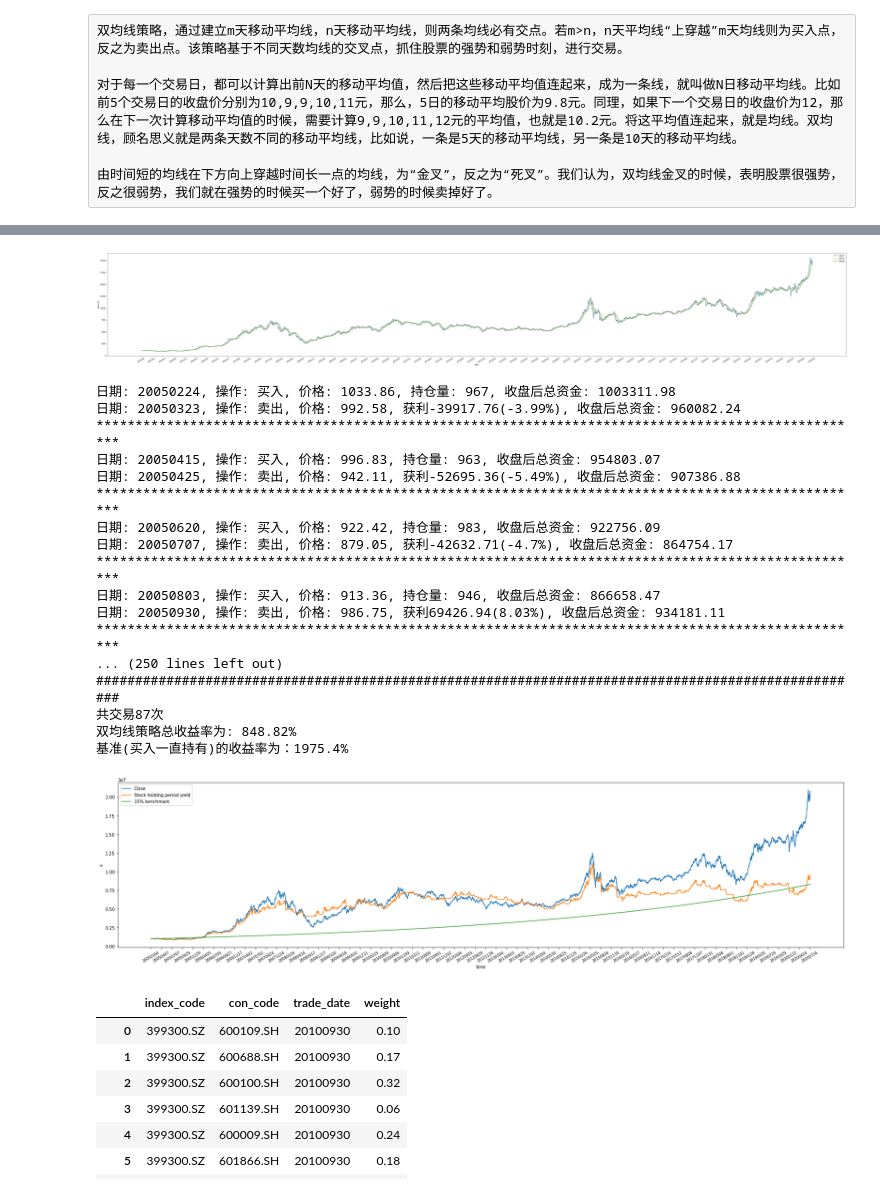
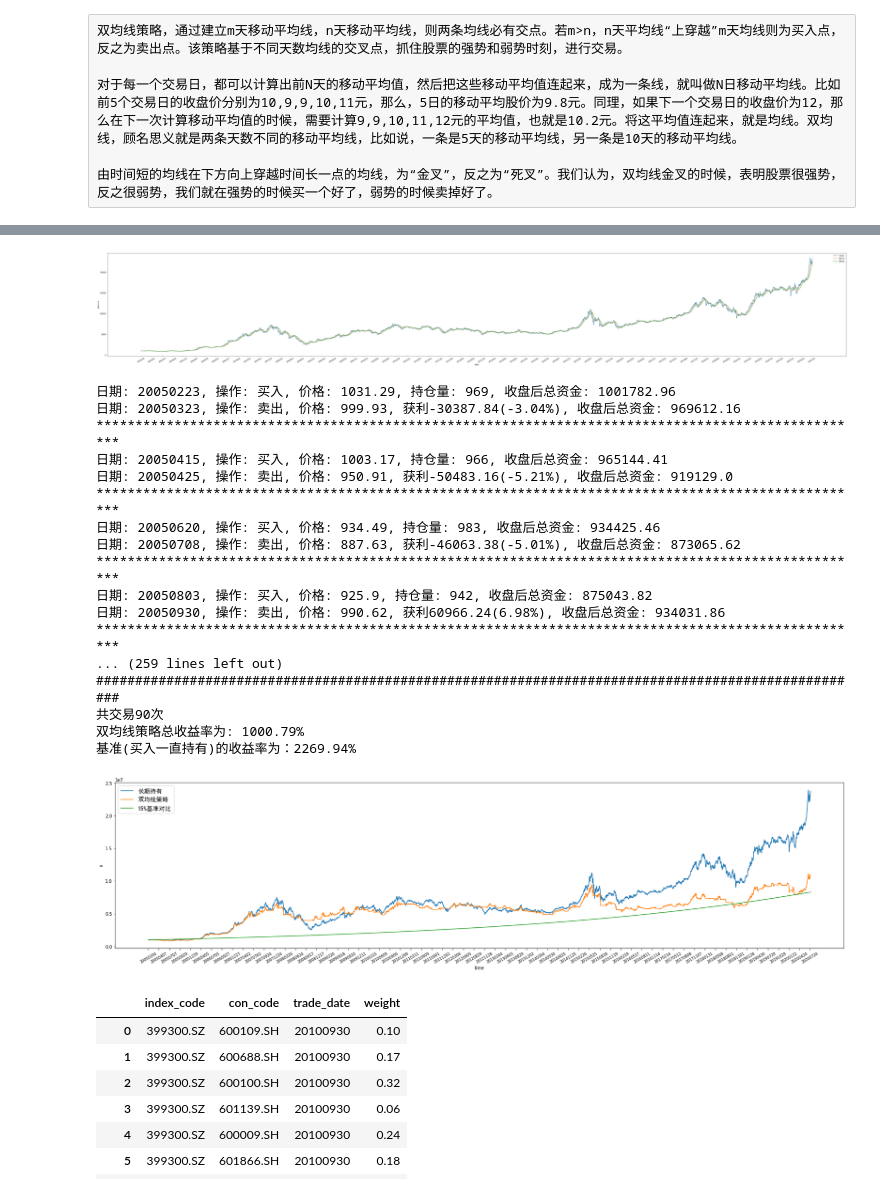
Before and after one commit to bmpi-dev/invest-alchemy, a Jupyter notebook: strategy/double-ma-strategy.ipynb, the cells around one changed output, grey strips where cells are left out. Saved outputs shown, nothing was run; the diff lists cells and outputs as text; code cells hidden in the pictures.

```diff
--- a/strategy/double-ma-strategy.ipynb
+++ b/strategy/double-ma-strategy.ipynb
@@ -11,12 +41,18 @@ import tushare as ts
 import matplotlib.pyplot as plt
 import pandas as pd
 import os
+# %%
+from matplotlib import font_manager
+
+fontP = font_manager.FontProperties()
+fontP.set_family('SimHei')
+fontP.set_size(14)
 # %%
 pro = ts.pro_api(os.environ['TUSHARE_API_TOKEN'])
 # %%
 start = '20040101'                 # 回测起始时间
 end = '20200801'                   # 回测结束时间
-code = '000990.SH'                 # 回测标的代码
+code = '000932.SH'                 # 回测标的代码
 
 short_term = 11
 long_term = 22
@@ -43,7 +82,7 @@ ax.set_ylabel('price=$')
 plt.xticks(rotation=30,fontsize='small')
 plt.show()
 # %% [output]
-[figure, old version]
+[figure, new version]
 # %%
 s = np.zeros(len(close_price))
 
@@ -108,23 +147,23 @@ print("共交易" + str(trade_count) + "次")
 print("双均线策略总收益率为: " + str(round((s[-1] - s[0]) / s[0] * 100, 2)) + '%')
 print("基准(买入一直持有)的收益率为：" + str(round((close_price[-1] - close_price[0]) / close_price[0] * 100, 2)) + '%')
 # %% [output]
-日期: 20050224, 操作: 买入, 价格: 1033.86, 持仓量: 967, 收盘后总资金: 1003311.98
-日期: 20050323, 操作: 卖出, 价格: 992.58, 获利-39917.76(-3.99%), 收盘后总资金: 960082.24
+日期: 20050223, 操作: 买入, 价格: 1031.29, 持仓量: 969, 收盘后总资金: 1001782.96
+日期: 20050323, 操作: 卖出, 价格: 999.93, 获利-30387.84(-3.04%), 收盘后总资金: 969612.16
 ***************************************************************************************************
-日期: 20050415, 操作: 买入, 价格: 996.83, 持仓量: 963, 收盘后总资金: 954803.07
-日期: 20050425, 操作: 卖出, 价格: 942.11, 获利-52695.36(-5.49%), 收盘后总资金: 907386.88
+日期: 20050415, 操作: 买入, 价格: 1003.17, 持仓量: 966, 收盘后总资金: 965144.41
+日期: 20050425, 操作: 卖出, 价格: 950.91, 获利-50483.16(-5.21%), 收盘后总资金: 919129.0
 ***************************************************************************************************
-日期: 20050620, 操作: 买入, 价格: 922.42, 持仓量: 983, 收盘后总资金: 922756.09
-日期: 20050707, 操作: 卖出, 价格: 879.05, 获利-42632.71(-4.7%), 收盘后总资金: 864754.17
+日期: 20050620, 操作: 买入, 价格: 934.49, 持仓量: 983, 收盘后总资金: 934425.46
+日期: 20050708, 操作: 卖出, 价格: 887.63, 获利-46063.38(-5.01%), 收盘后总资金: 873065.62
 ***************************************************************************************************
-日期: 20050803, 操作: 买入, 价格: 913.36, 持仓量: 946, 收盘后总资金: 866658.47
-日期: 20050930, 操作: 卖出, 价格: 986.75, 获利69426.94(8.03%), 收盘后总资金: 934181.11
+日期: 20050803, 操作: 买入, 价格: 925.9, 持仓量: 942, 收盘后总资金: 875043.82
+日期: 20050930, 操作: 卖出, 价格: 990.62, 获利60966.24(6.98%), 收盘后总资金: 934031.86
 ***************************************************************************************************
-... (250 lines left out)
+... (259 lines left out)
 ###################################################################################################
-共交易87次
-双均线策略总收益率为: 848.82%
-基准(买入一直持有)的收益率为：1975.4%
+共交易90次
+双均线策略总收益率为: 1000.79%
+基准(买入一直持有)的收益率为：2269.94%
 # %%
 base_15 = np.zeros(len(close_price))
 
@@ -136,24 +175,24 @@ for i in range(len(close_price)):
 # %%
 # 本资金模拟交易可能的影响因素：
 # 1. 涨停跌停无法交易问题。指数很少有涨跌停，所以影响还可以接受。
 # 2. 交易手续费。对指数ETF来说，交易少的情况下，手续费可以忽略。
 # 3. 分红。除少数基金有分红，大部分分红可以忽略。
 # 4. 交易滑点。才有当天开盘和收盘的平均价格来模拟滑点的影响。
 
 fig=plt.figure(figsize=(30,7))
 ax=fig.add_subplot(111)
 k = s[0] / close_price[0]
-ax.plot(time, close_price * k, label='Close')
-ax.plot(time,s,label='Stock holding period yield')
-ax.plot(time,base_15,label='15% benchmark')
-ax.legend(loc='best')
+ax.plot(time, close_price * k, label='长期持有')
+ax.plot(time,s,label='双均线策略')
+ax.plot(time,base_15,label='15%基准对比')
+ax.legend(loc='best', prop=fontP)
 ax.set_xlabel('time')
 ax.set_ylabel('s')
 ax.set_xticks(L)
 plt.xticks(rotation=30,fontsize='small')
 plt.show()
 # %% [output]
-[figure, old version]
+[figure, new version]
 # %%
 pro.index_weight(index_code='399300.SZ', start_date='20080901', end_date='20100930')
 # %% [output]
```
Also changed, not shown: parts of 3 cells of this notebook.
